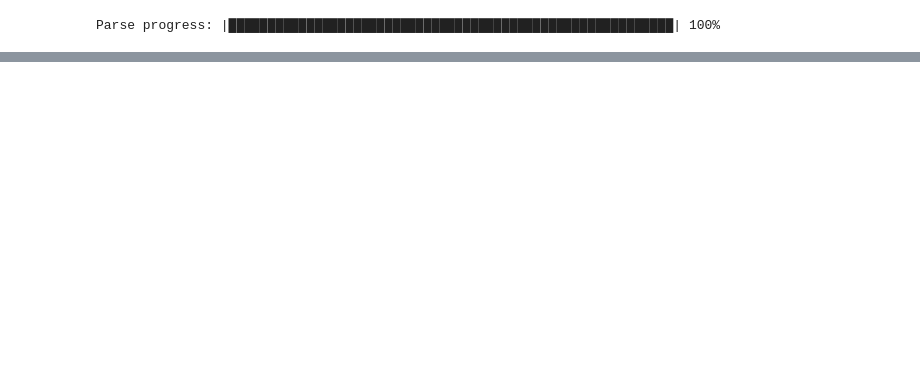
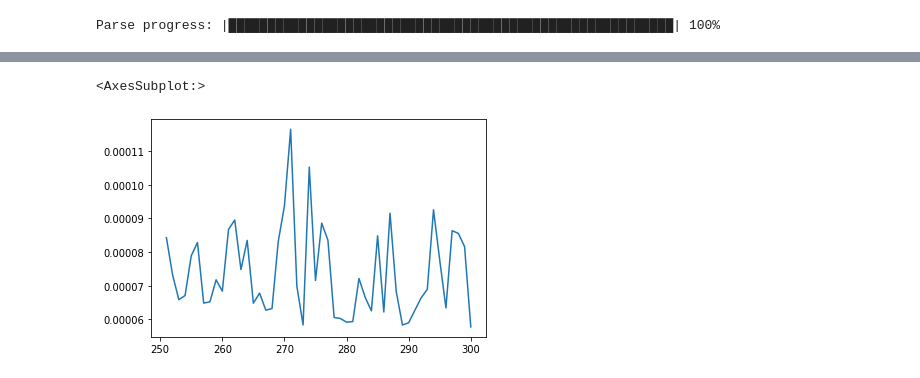
Before and after one commit to zoidgerd/h2o-coursera, a Jupyter notebook: week5/autoencoders.ipynb, the cells around one changed output, grey strips where cells are left out. Saved outputs shown, nothing was run; the diff lists cells and outputs as text; code cells hidden in the pictures; blank space fills up the shorter version.

```diff
--- a/week5/autoencoders.ipynb
+++ b/week5/autoencoders.ipynb
@@ -78,0 +87,6 @@ model_autoencoder.score_history()
+# %%
+# only pick last n samples of scoring_history data
+score_history['training_mse'].tail(50).plot()
+# %% [output]
+<AxesSubplot:>
+[figure, added]
```
Also changed, not shown: parts of 15 cells of this notebook, 2 other files.
